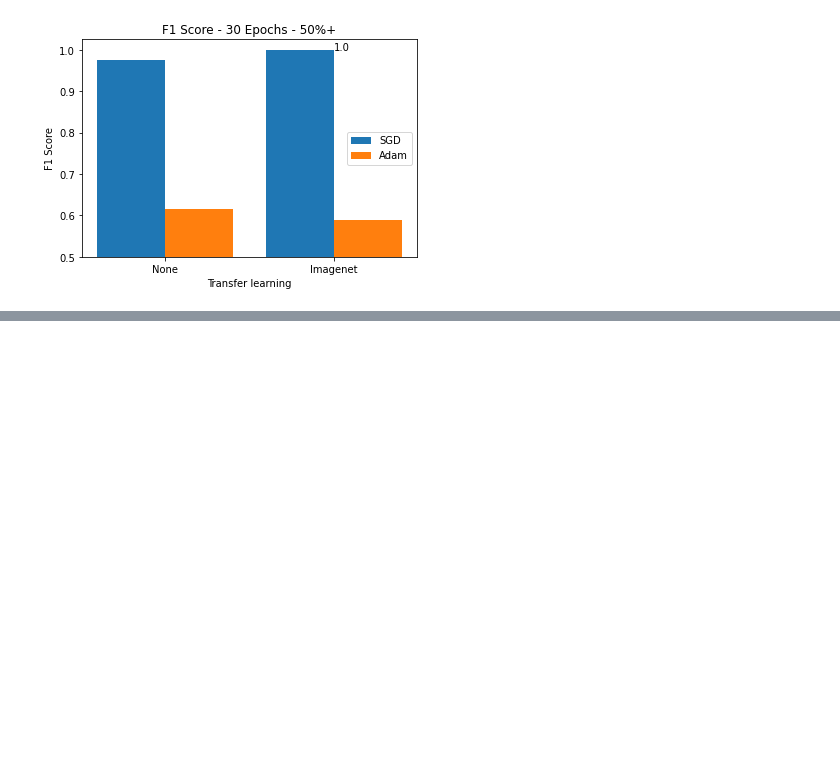
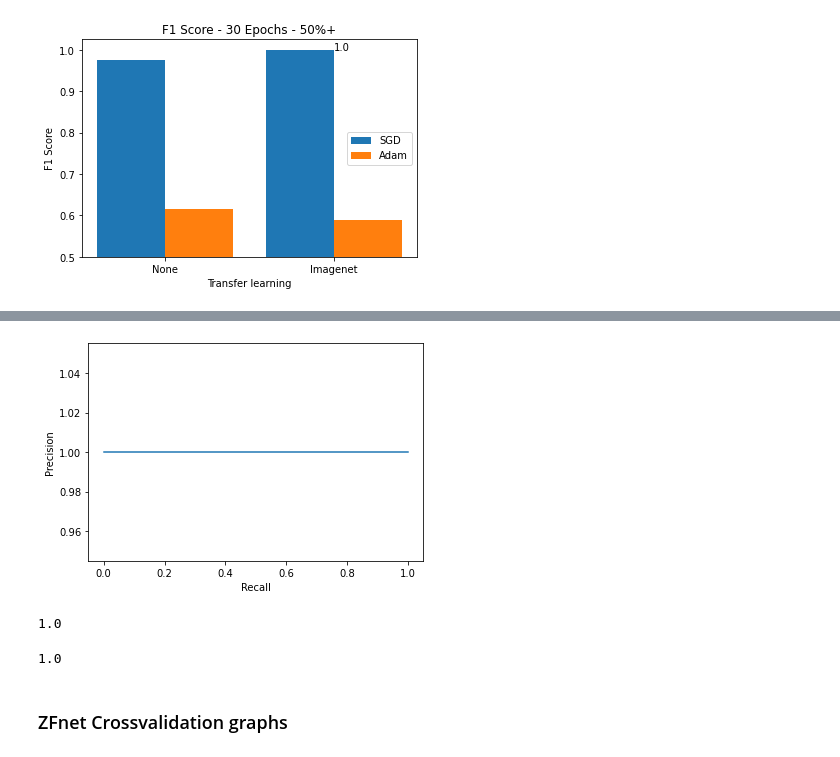
Before and after one commit to anlu1601/Machinelearning-in-wood-industry, a Jupyter notebook: Graphs.ipynb, the cells around one changed output, grey strips where cells are left out. Saved outputs shown, nothing was run; the diff lists cells and outputs as text; code cells hidden in the pictures; blank space fills up the shorter version.

```diff
--- a/Graphs.ipynb
+++ b/Graphs.ipynb
@@ -110,0 +332,15 @@ plt.show()
+# %%
+precision, recall, _ = precision_recall_curve(y_true, y_predicted_labels)
+disp = PrecisionRecallDisplay(precision=precision, recall=recall)
+disp.plot()
+plt.show()
+# %% [output]
+[figure, added]
+# %%
+auc(recall, precision)
+# %% [output]
+1.0
+# %%
+average_precision_score(y_true, y_predicted_labels)
+# %% [output]
+1.0
@@ -110,0 +379,2 @@ plt.show()
+# %% [markdown]
+### ZFnet Crossvalidation graphs
```
Also changed, not shown: parts of 56 cells of this notebook.
